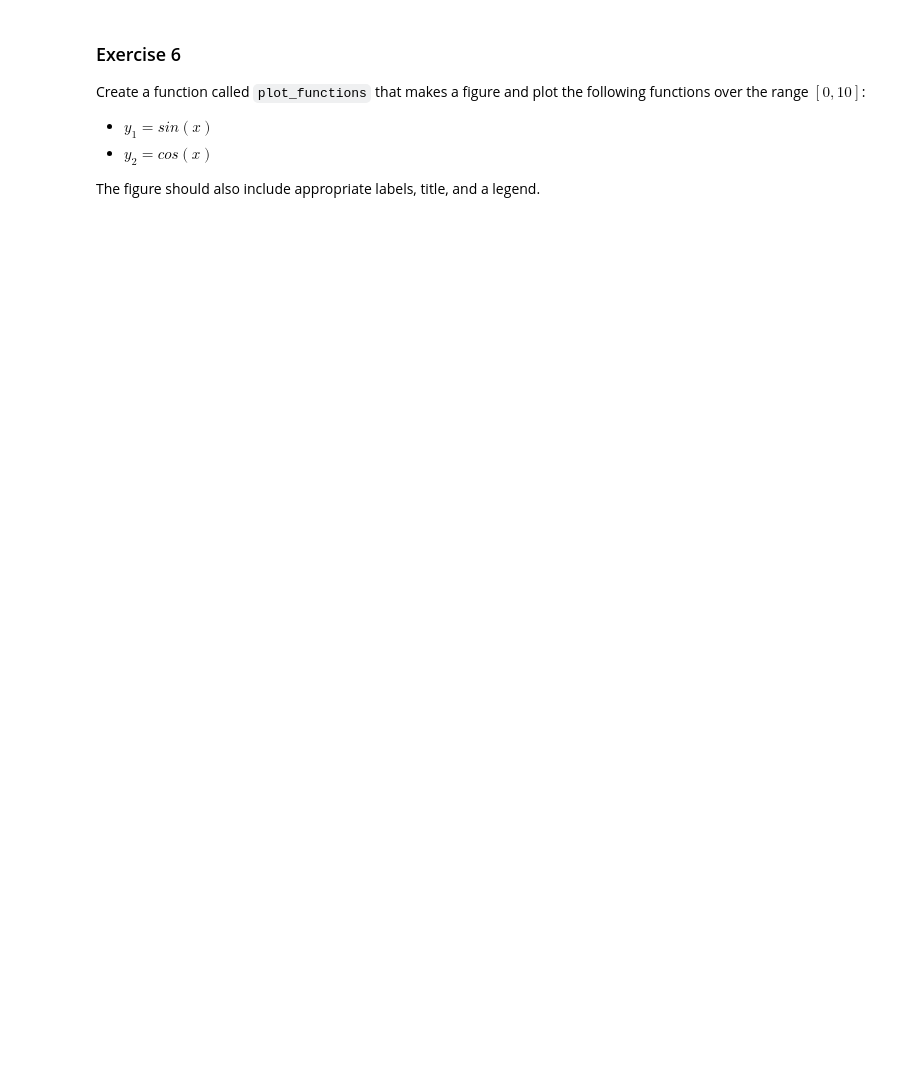
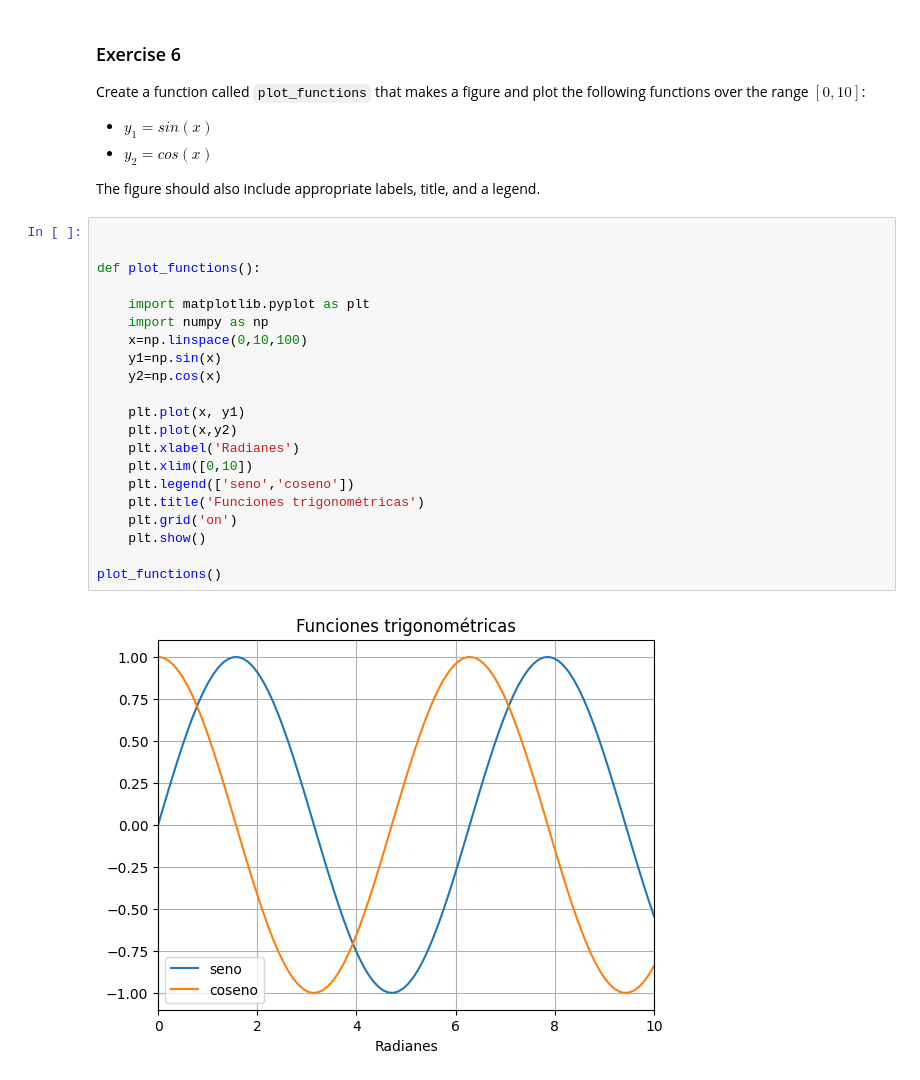
Before and after one commit to FerXxk/Turtlebot-ROS-Project, a Jupyter notebook: LR_Practica_02_ejercicios.ipynb, the cells around one changed output. Saved outputs shown, nothing was run; the diff lists cells and outputs as text; blank space fills up the shorter version.

```diff
--- a/LR_Practica_02_ejercicios.ipynb
+++ b/LR_Practica_02_ejercicios.ipynb
@@ -210,3 +266,26 @@ Create a function called `plot_functions` that makes a figure and plot the follo
 + $y_2 = cos(x)$
 
 The figure should also include appropriate labels, title, and a legend.
+# %%
+
+
+def plot_functions():
+
+    import matplotlib.pyplot as plt
+    import numpy as np
+    x=np.linspace(0,10,100)
+    y1=np.sin(x)
+    y2=np.cos(x)
+
+    plt.plot(x, y1)
+    plt.plot(x,y2)
+    plt.xlabel('Radianes')
+    plt.xlim([0,10])
+    plt.legend(['seno','coseno'])
+    plt.title('Funciones trigonométricas')
+    plt.grid('on')
+    plt.show()
+
+plot_functions()
+# %% [output]
+[figure, added]
```
Also changed, not shown: parts of 4 cells of this notebook, 1 other file.
